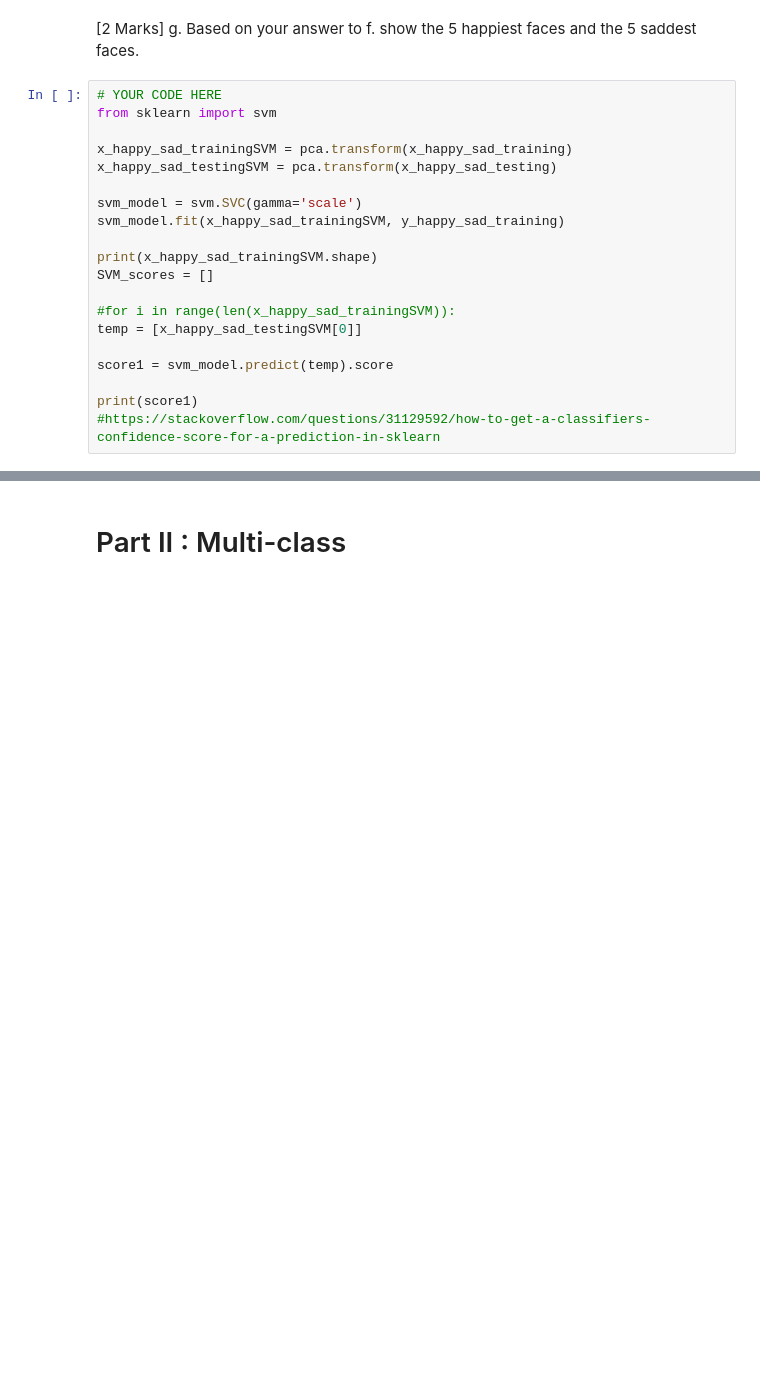
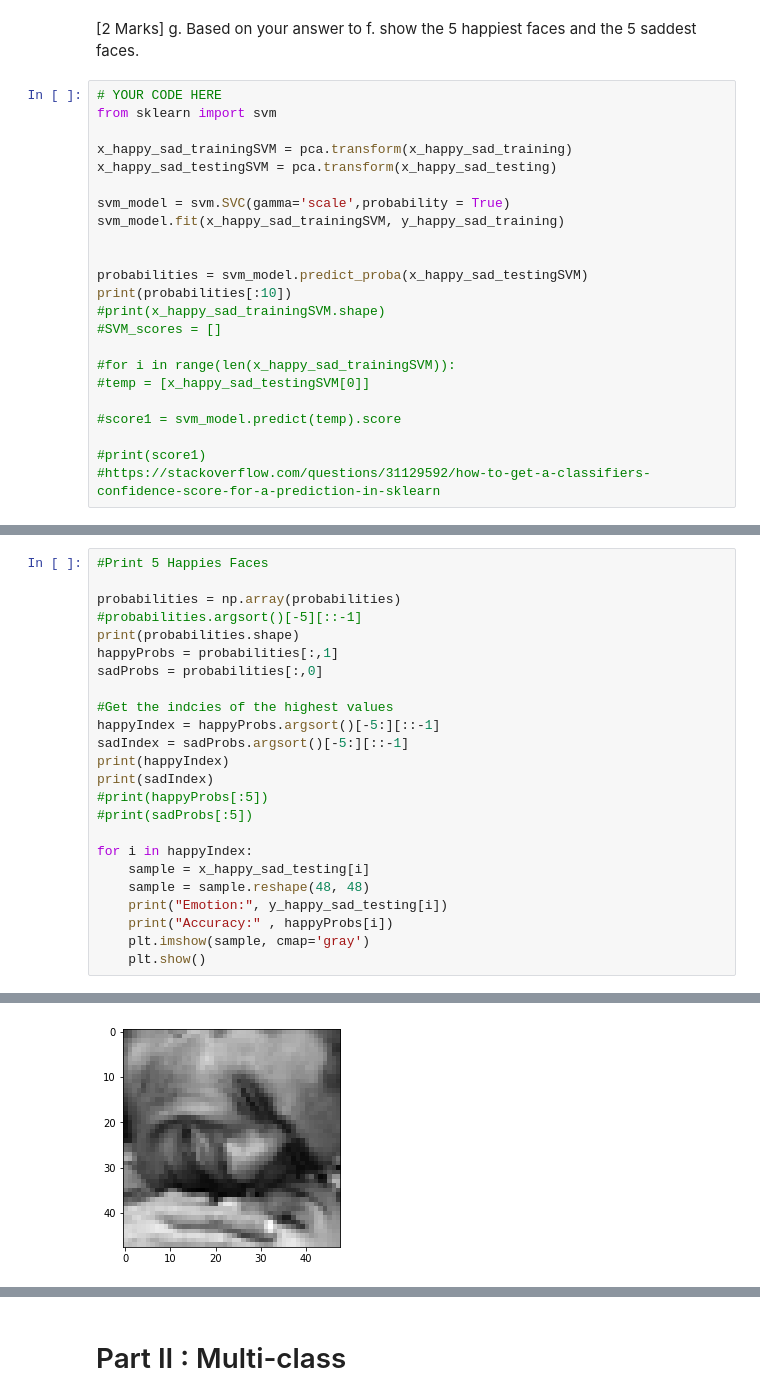
Before and after one commit to AndrewBenson98/CPS803-A2, a Jupyter notebook: A2_starterfile.ipynb, the cells around one changed output, grey strips where cells are left out. Drawn from its saved outputs; the diff is of its cells as text; blank space fills up the shorter version.

```diff
--- a/A2_starterfile.ipynb
+++ b/A2_starterfile.ipynb
@@ -321,17 +321,20 @@ from sklearn import svm
 x_happy_sad_trainingSVM = pca.transform(x_happy_sad_training)
 x_happy_sad_testingSVM = pca.transform(x_happy_sad_testing)
 
-svm_model = svm.SVC(gamma='scale')
+svm_model = svm.SVC(gamma='scale',probability = True)
 svm_model.fit(x_happy_sad_trainingSVM, y_happy_sad_training)
 
-print(x_happy_sad_trainingSVM.shape)
-SVM_scores = []
+
+probabilities = svm_model.predict_proba(x_happy_sad_testingSVM)
+print(probabilities[:10])
+#print(x_happy_sad_trainingSVM.shape)
+#SVM_scores = []
 
 #for i in range(len(x_happy_sad_trainingSVM)):
-temp = [x_happy_sad_testingSVM[0]]
+#temp = [x_happy_sad_testingSVM[0]]
 
-score1 = svm_model.predict(temp).score
+#score1 = svm_model.predict(temp).score
 
-print(score1)
+#print(score1)
 #https://stackoverflow.com/questions/31129592/how-to-get-a-classifiers-confidence-score-for-a-prediction-in-sklearn
 # %% [output]
@@ -339,0 +351,25 @@ AttributeError: 'numpy.ndarray' object has no attribute 'score'
+# %%
+#Print 5 Happies Faces
+
+probabilities = np.array(probabilities)
+#probabilities.argsort()[-5][::-1]
+print(probabilities.shape)
+happyProbs = probabilities[:,1]
+sadProbs = probabilities[:,0]
+
+#Get the indcies of the highest values
+happyIndex = happyProbs.argsort()[-5:][::-1]
+sadIndex = sadProbs.argsort()[-5:][::-1]
+print(happyIndex)
+print(sadIndex)
+#print(happyProbs[:5])
+#print(sadProbs[:5])
+
+for i in happyIndex:
+    sample = x_happy_sad_testing[i]
+    sample = sample.reshape(48, 48)
+    print("Emotion:", y_happy_sad_testing[i])
+    print("Accuracy:" , happyProbs[i])
+    plt.imshow(sample, cmap='gray')
+    plt.show()
+# %% [output]
@@ -339,0 +381 @@ AttributeError: 'numpy.ndarray' object has no attribute 'score'
+[figure, added]
```
Also changed, not shown: parts of 4 cells of this notebook.
